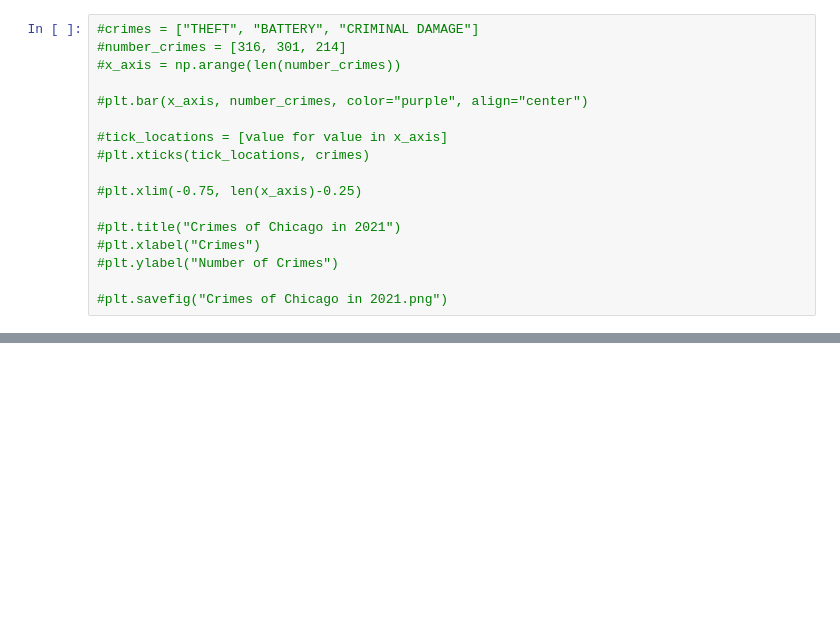
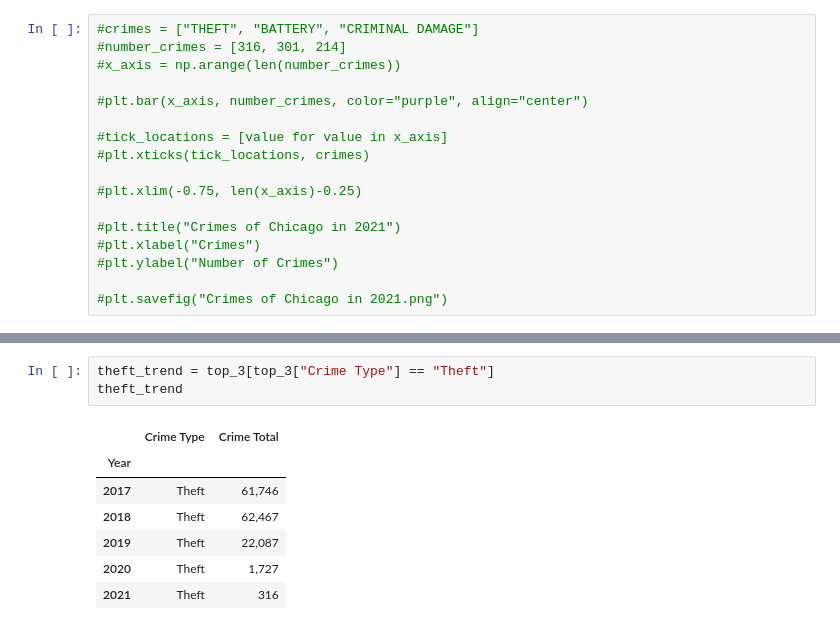
Before and after one commit to jwiley04/Chicago-Crimes, a Jupyter notebook: Crimes in Chicago Data.ipynb, the cells around one changed output, grey strips where cells are left out. Drawn from its saved outputs; the diff is of its cells as text; blank space fills up the shorter version.

```diff
--- a/Crimes in Chicago Data.ipynb
+++ b/Crimes in Chicago Data.ipynb
@@ -561,0 +515,11 @@ plt.savefig("Crimes of Chicago Between 2016-2021.png")
+# %%
+theft_trend = top_3[top_3["Crime Type"] == "Theft"]
+theft_trend
+# %% [output]
+|  | Crime Type | Crime Total |
+| Year |  |  |
+| 2017 | Theft | 61,746 |
+| 2018 | Theft | 62,467 |
+| 2019 | Theft | 22,087 |
+| 2020 | Theft | 1,727 |
+| 2021 | Theft | 316 |
```
Also changed, not shown: parts of 21 cells of this notebook, 2 other files.
